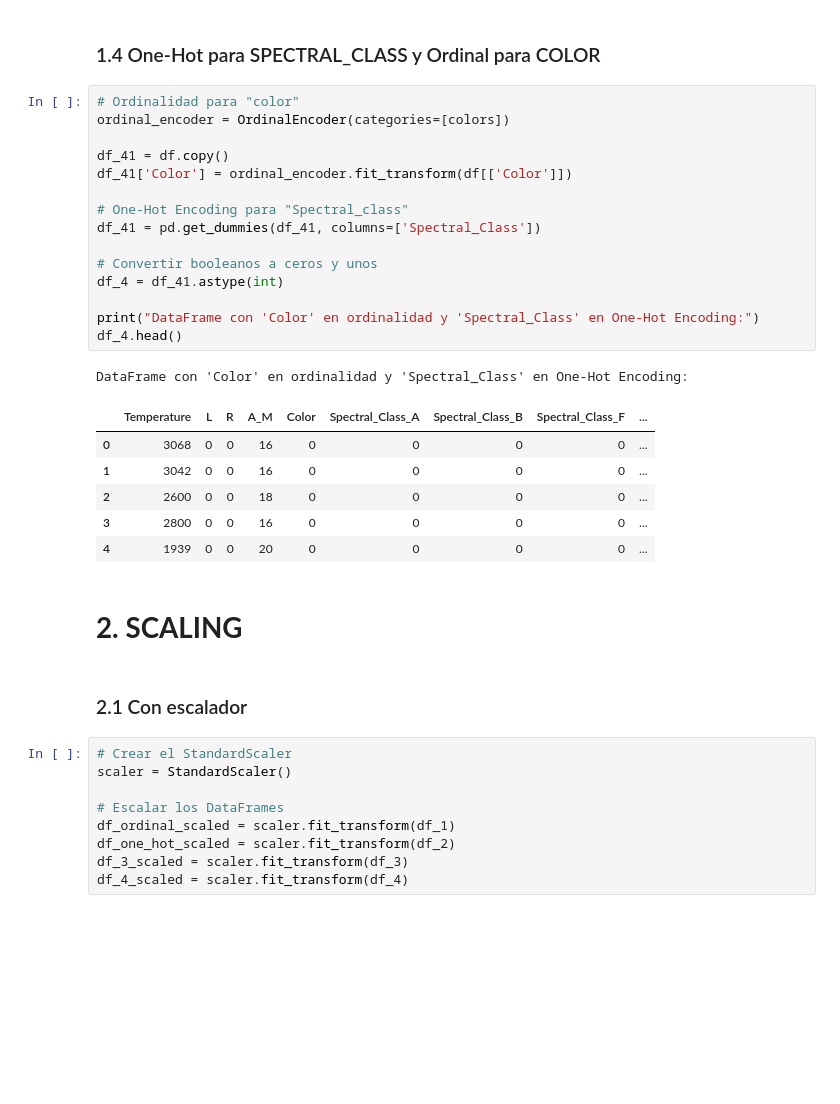
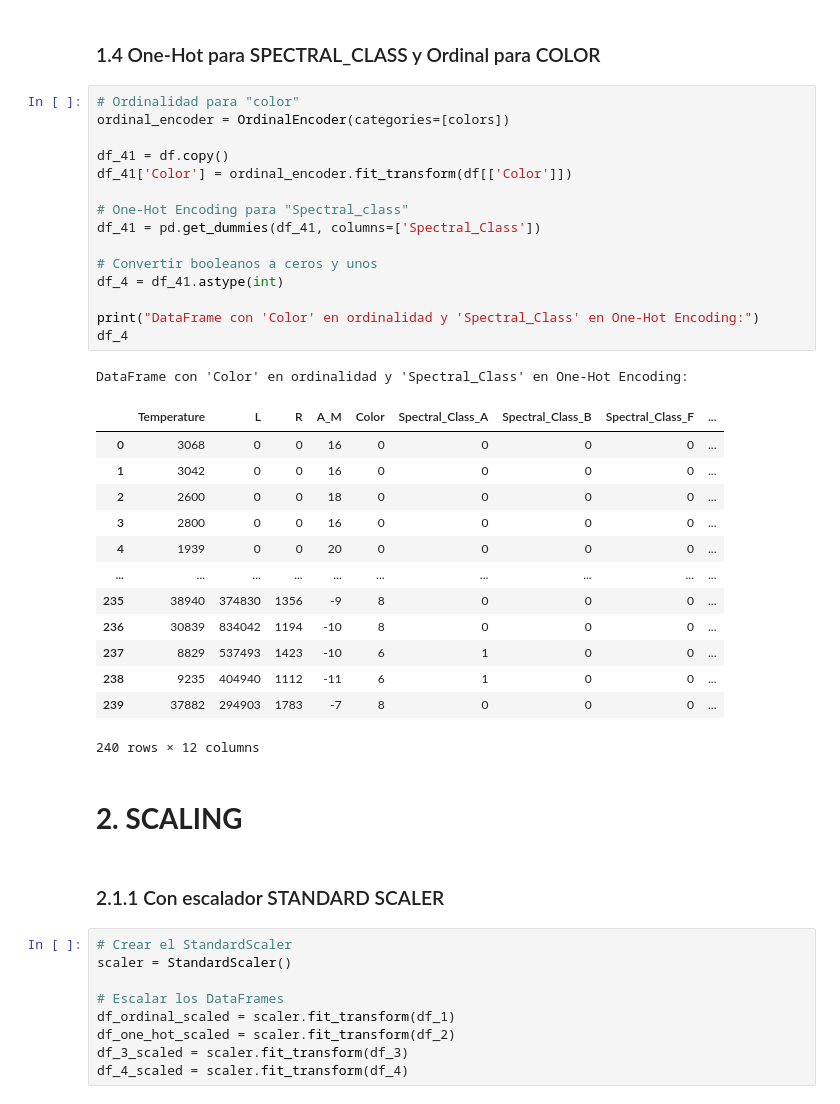
Before and after one commit to aitanax/Clustering_Estrellas, a Jupyter notebook: Notebook_Final.ipynb, the cells around one changed output. Saved outputs shown, nothing was run; the diff lists cells and outputs as text; blank space fills up the shorter version.

```diff
--- a/Notebook_Final.ipynb
+++ b/Notebook_Final.ipynb
@@ -355,30 +364,37 @@ DataFrame con 'Color' en One-Hot Encoding y 'Spectral_Class' en ordinalidad:
 # %%
 # Ordinalidad para "color"
 ordinal_encoder = OrdinalEncoder(categories=[colors])
 
 df_41 = df.copy()
 df_41['Color'] = ordinal_encoder.fit_transform(df[['Color']])
 
 # One-Hot Encoding para "Spectral_class"
 df_41 = pd.get_dummies(df_41, columns=['Spectral_Class'])
 
 # Convertir booleanos a ceros y unos
 df_4 = df_41.astype(int)
 
 print("DataFrame con 'Color' en ordinalidad y 'Spectral_Class' en One-Hot Encoding:")
-df_4.head()
+df_4
 # %% [output]
 DataFrame con 'Color' en ordinalidad y 'Spectral_Class' en One-Hot Encoding:
 |  | Temperature | L | R | A_M | Color | Spectral_Class_A | Spectral_Class_B | Spectral_Class_F | ... |
 | 0 | 3068 | 0 | 0 | 16 | 0 | 0 | 0 | 0 | ... |
 | 1 | 3042 | 0 | 0 | 16 | 0 | 0 | 0 | 0 | ... |
 | 2 | 2600 | 0 | 0 | 18 | 0 | 0 | 0 | 0 | ... |
 | 3 | 2800 | 0 | 0 | 16 | 0 | 0 | 0 | 0 | ... |
 | 4 | 1939 | 0 | 0 | 20 | 0 | 0 | 0 | 0 | ... |
+| ... | ... | ... | ... | ... | ... | ... | ... | ... | ... |
+| 235 | 38940 | 374830 | 1356 | -9 | 8 | 0 | 0 | 0 | ... |
+| 236 | 30839 | 834042 | 1194 | -10 | 8 | 0 | 0 | 0 | ... |
+| 237 | 8829 | 537493 | 1423 | -10 | 6 | 1 | 0 | 0 | ... |
+| 238 | 9235 | 404940 | 1112 | -11 | 6 | 1 | 0 | 0 | ... |
+| 239 | 37882 | 294903 | 1783 | -7 | 8 | 0 | 0 | 0 | ... |
+240 rows × 12 columns
 # %% [markdown]
 # **2. SCALING**
 # %% [markdown]
-### 2.1 Con escalador
+### 2.1.1 Con escalador STANDARD SCALER
 # %%
 # Crear el StandardScaler
 scaler = StandardScaler()
```
Also changed, not shown: parts of 40 cells of this notebook.
